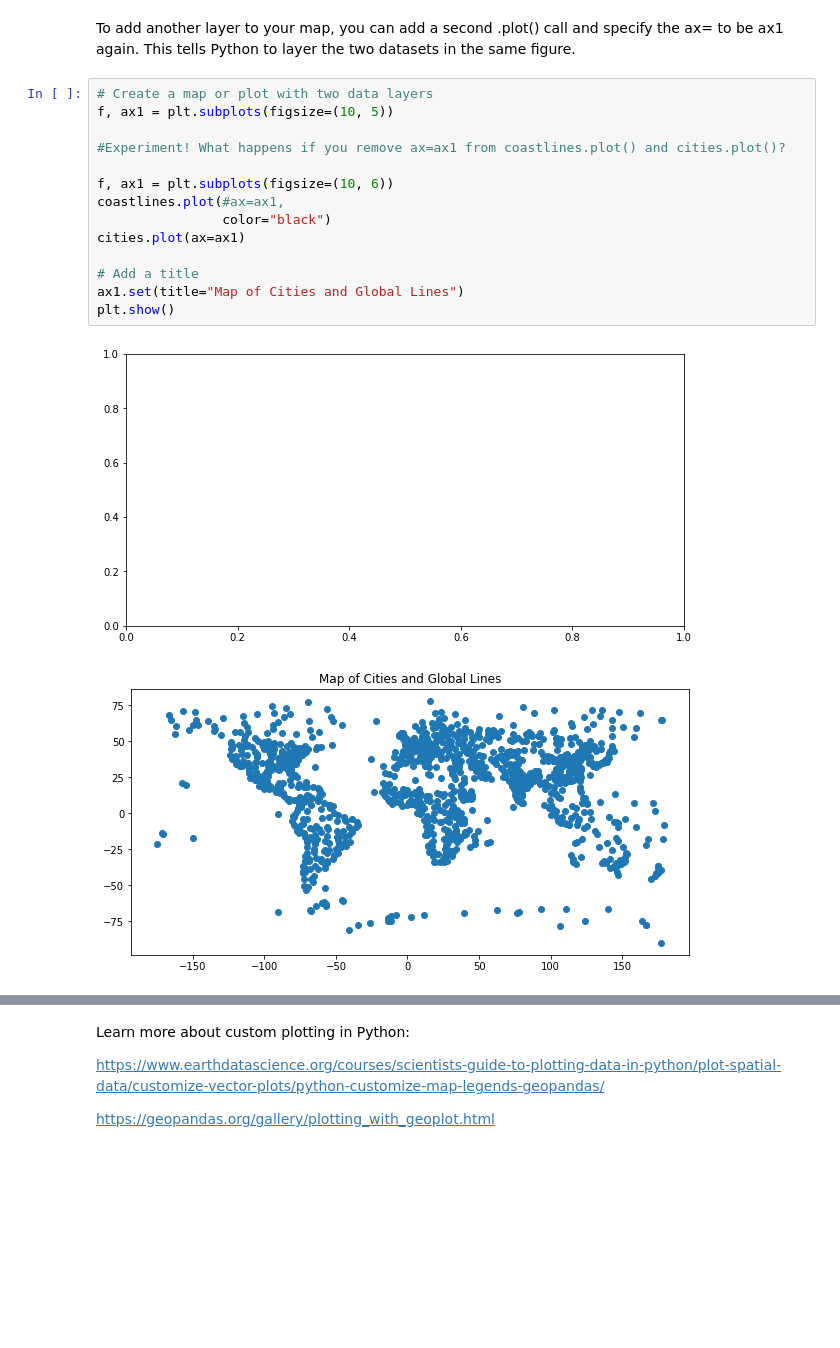
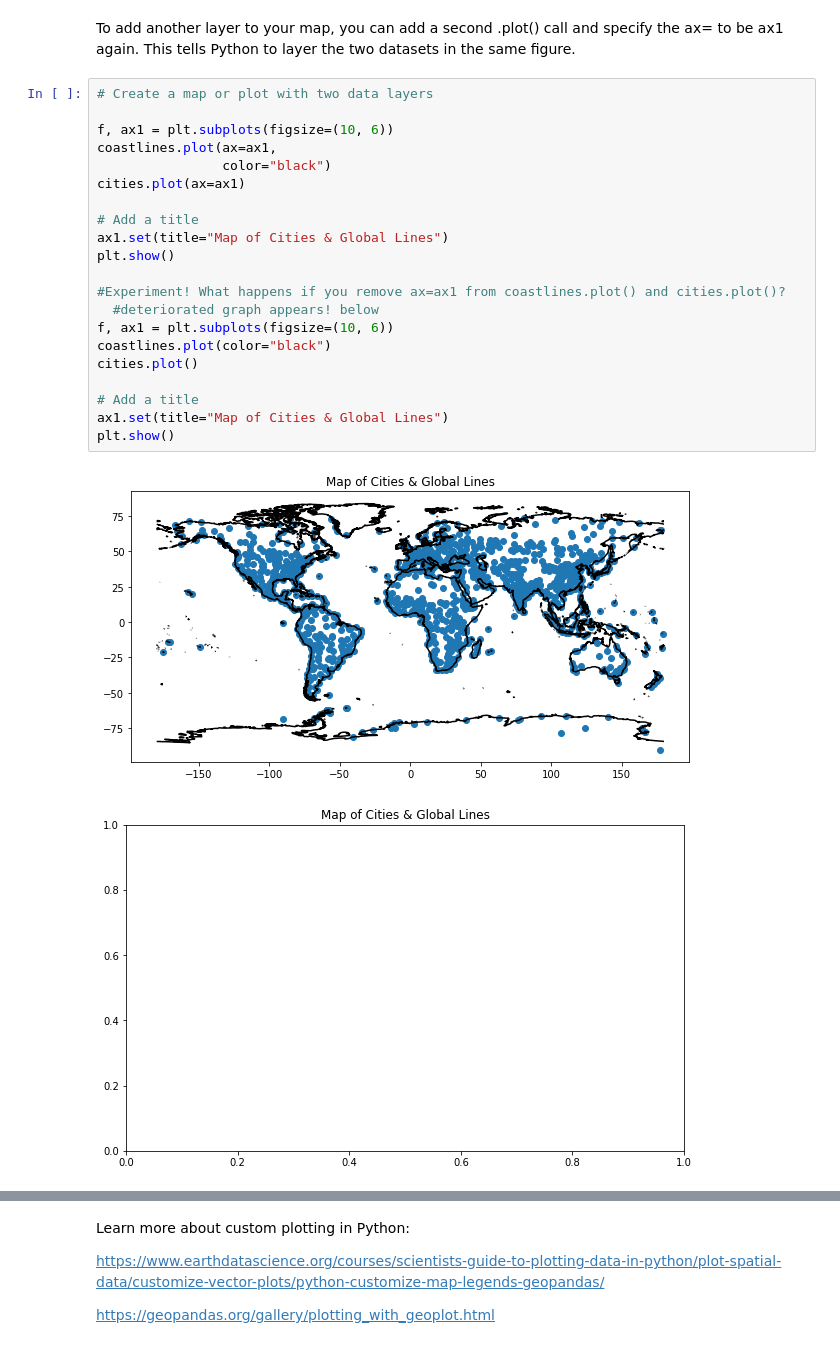
Before and after one commit to abmccart/EnvDatSci22, a Jupyter notebook: CodeSprints/VectorData101.ipynb, the cells around one changed output, grey strips where cells are left out. Drawn from its saved outputs; the diff is of its cells as text; blank space fills up the shorter version.

```diff
--- a/CodeSprints/VectorData101.ipynb
+++ b/CodeSprints/VectorData101.ipynb
@@ -362,19 +258,26 @@ plt.show()
 To add another layer to your map, you can add a second .plot() call and specify the ax= to be ax1 again. This tells Python to layer the two datasets in the same figure.
 # %%
 # Create a map or plot with two data layers
-f, ax1 = plt.subplots(figsize=(10, 5))
-
-#Experiment! What happens if you remove ax=ax1 from coastlines.plot() and cities.plot()?
 
 f, ax1 = plt.subplots(figsize=(10, 6))
-coastlines.plot(#ax=ax1,
+coastlines.plot(ax=ax1,
                 color="black")
 cities.plot(ax=ax1)
 
 # Add a title
-ax1.set(title="Map of Cities and Global Lines")
+ax1.set(title="Map of Cities & Global Lines")
 plt.show()
+
+#Experiment! What happens if you remove ax=ax1 from coastlines.plot() and cities.plot()?
+  #deteriorated graph appears! below
+f, ax1 = plt.subplots(figsize=(10, 6))
+coastlines.plot(color="black")
+cities.plot()
+
+# Add a title
+ax1.set(title="Map of Cities & Global Lines")
+plt.show()
 # %% [output]
-[figure, old version]
+[figure, new version]
-[figure, old version]
+[figure, new version]
 [figure]
```
Also changed, not shown: parts of 41 cells of this notebook.
